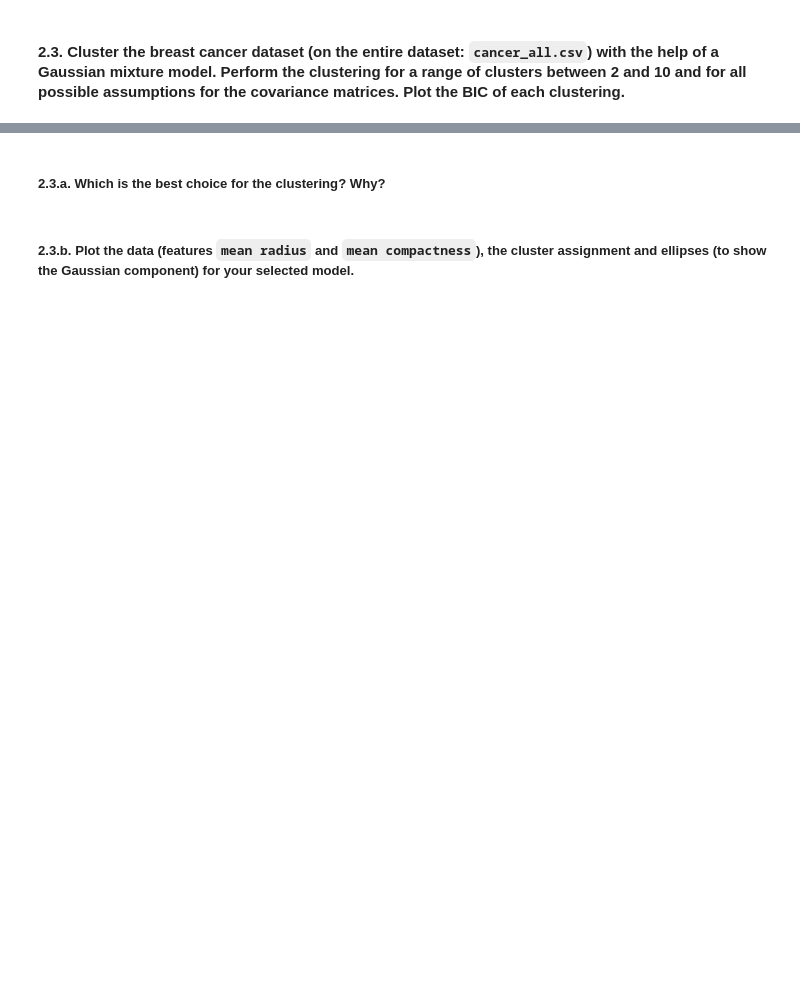
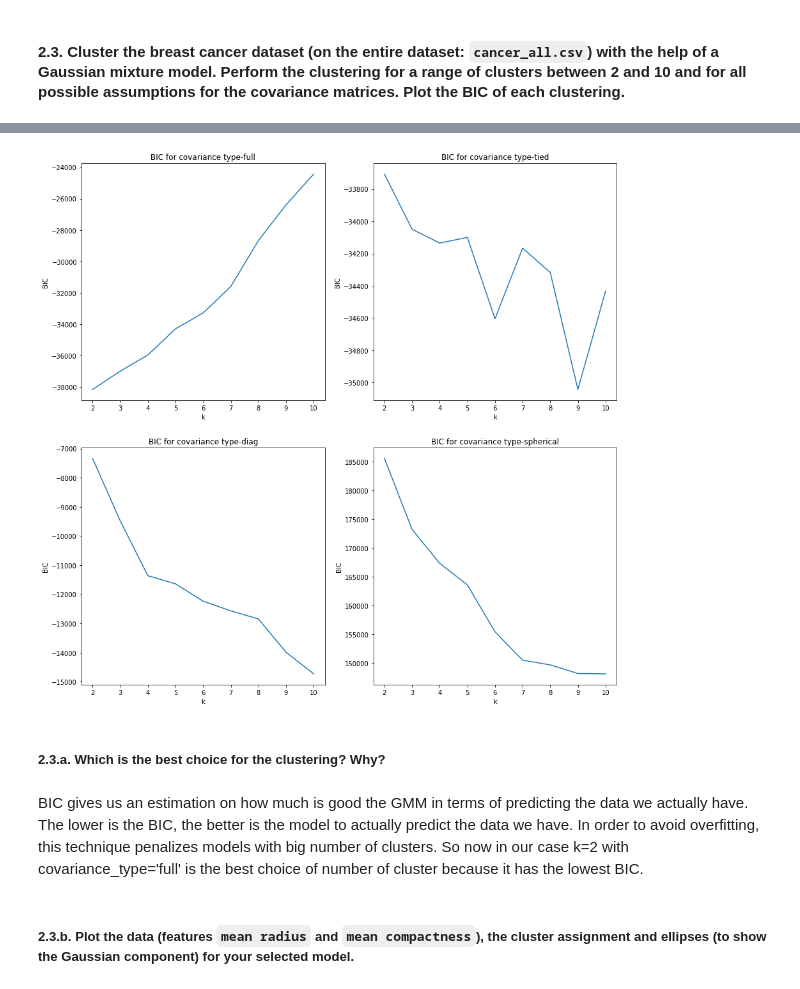
Before and after one commit to FabriceBeaumont/MA-INF_4216_Biomedical_DS_and_AI, a Jupyter notebook: Sheet5/Assignment5_Solutions.ipynb, the cells around one changed output, grey strips where cells are left out. Saved outputs shown, nothing was run; the diff lists cells and outputs as text; code cells hidden in the pictures; blank space fills up the shorter version.

```diff
--- a/Sheet5/Assignment5_Solutions.ipynb
+++ b/Sheet5/Assignment5_Solutions.ipynb
@@ -284,2 +298,5 @@ An **Expectation Maximization (EM)** algorithm is an algorithm that makes an ass
 # %% [markdown]
 #### 2.3. Cluster the breast cancer dataset (on the entire dataset: `cancer_all.csv`) with the help of a Gaussian mixture model. Perform the clustering for a range of clusters between 2 and 10 and for all possible assumptions for the covariance matrices. Plot the BIC of each clustering.
+# %%
+cancer_data = pd.read_csv('https://raw.githubusercontent.com/D34dP0oL/4216_Biomedical_DS_and_AI/main/Sheet5/cancer_all.csv', index_col = 'Unnamed: 0')
+cancer_data
@@ -286,4 +317,51 @@ An **Expectation Maximization (EM)** algorithm is an algorithm that makes an ass
+# %%
+bic_results_full = []
+bic_results_tied = []
+bic_results_diag = []
+bic_results_spherical = []
+
+for k in range(2, 11, 1):
+    # create models for each covariance type
+    gmm_model_full = GaussianMixture(n_components = k).fit(cancer_data)
+    gmm_model_tied = GaussianMixture(n_components = k, covariance_type = 'tied').fit(cancer_data)
+    gmm_model_diag = GaussianMixture(n_components = k, covariance_type = 'diag').fit(cancer_data)
+    gmm_model_spherical = GaussianMixture(n_components = k, covariance_type = 'spherical').fit(cancer_data)
+
+    # bic score for each model
+    bic_results_full.append(gmm_model_full.bic(cancer_data))
+    bic_results_tied.append(gmm_model_tied.bic(cancer_data))
+    bic_results_diag.append(gmm_model_diag.bic(cancer_data))
+    bic_results_spherical.append(gmm_model_spherical.bic(cancer_data))
+
+fig, axs = plt.subplots(2,2, figsize=(15,15))
+axs[0, 0].plot(range(2, 11, 1), bic_results_full)
+axs[0, 0].set_title('BIC for covariance type-full')
+axs[0, 0].set_xlabel('k')
+axs[0, 0].set_ylabel('BIC')
+
+
+axs[0, 1].plot(range(2, 11, 1), bic_results_tied)
+axs[0, 1].set_title('BIC for covariance type-tied')
+axs[0, 1].set_xlabel('k')
+axs[0, 1].set_ylabel('BIC')
+
+
+axs[1, 0].plot(range(2, 11, 1), bic_results_diag)
+axs[1, 0].set_title('BIC for covariance type-diag')
+axs[1, 0].set_xlabel('k')
+axs[1, 0].set_ylabel('BIC')
+
+
+axs[1, 1].plot(range(2, 11, 1), bic_results_spherical)
+axs[1, 1].set_title('BIC for covariance type-spherical')
+axs[1, 1].set_xlabel('k')
+axs[1, 1].set_ylabel('BIC')
+plt.show()
+# %% [output]
+[figure, added]
 # %% [markdown]
 ##### 2.3.a. Which is the best choice for the clustering? Why?
+# %% [markdown]
+BIC gives us an estimation on how much is good the GMM in terms of predicting the data we actually have. The lower is the BIC, the better is the model to actually predict the data we have. In order to avoid overfitting, this technique penalizes models with big number of clusters. So now in our case k=2 with covariance_type='full' is the best choice of number of cluster because it has the lowest BIC.
 # %% [markdown]
 ##### 2.3.b. Plot the data (features `mean radius` and `mean compactness`), the cluster assignment and ellipses (to show the Gaussian component) for your selected model.
```
Also changed, not shown: parts of 24 cells of this notebook.
